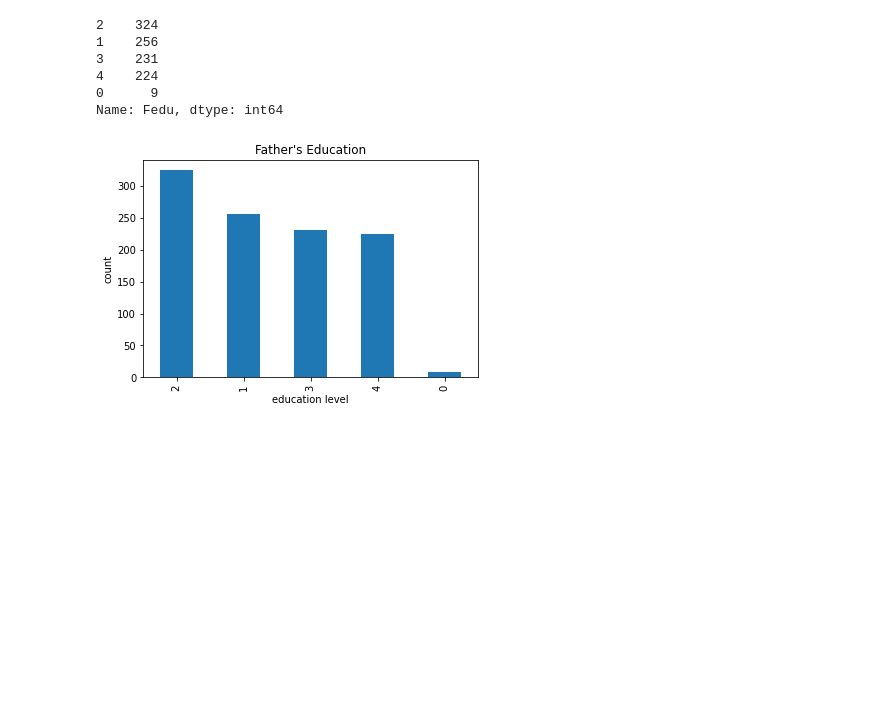
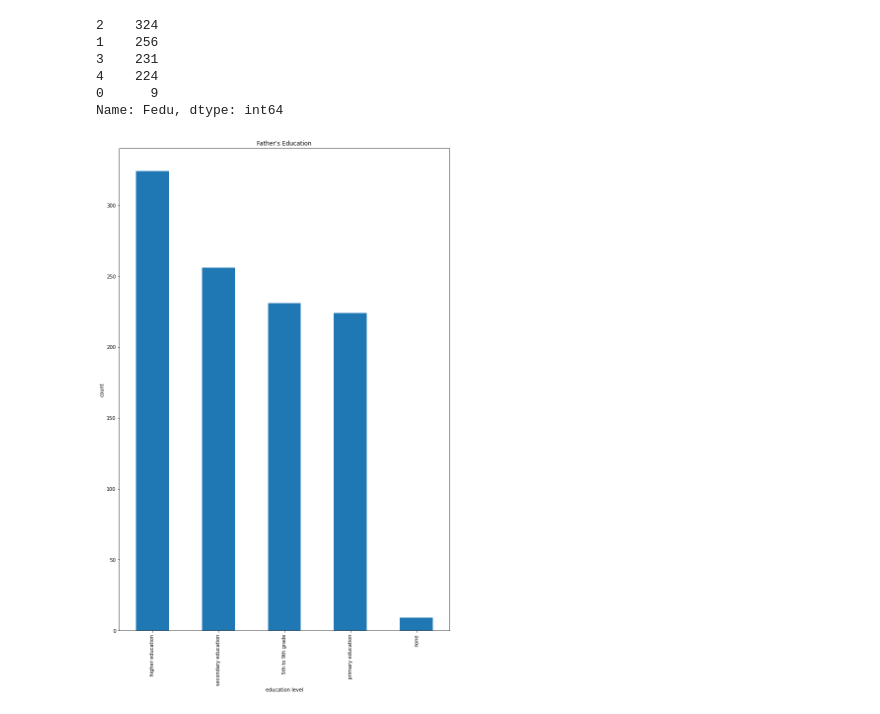
Before and after one commit to TharindaNimnajith/student-performance, a Jupyter notebook: dataset_analysis/column_data_analysis.ipynb, the cells around one changed output. Cells and saved outputs as stored; diff of their text form; code cells hidden in the pictures; blank space fills up the shorter version.

```diff
--- a/dataset_analysis/column_data_analysis.ipynb
+++ b/dataset_analysis/column_data_analysis.ipynb
@@ -222,13 +222,13 @@ df['Fedu'].value_counts()
 0      9
 Name: Fedu, dtype: int64
 # %%
-fig = plt.figure()
-df['Fedu'].value_counts().plot(kind='bar')
+fig = plt.figure(figsize=(12, 18))
+ax = df['Fedu'].value_counts().plot(kind='bar')
 plt.title('Father\'s Education')
 plt.xlabel('education level')
 plt.ylabel('count')
-# fig.set_xticklabels(['higher education', 'secondary education', '5th to 9th grade', 'primary education', 'none'])
+ax.set_xticklabels(['higher education', 'secondary education', '5th to 9th grade', 'primary education', 'none'])
 fig.savefig('plots/fathers_education.png', facecolor='white')
 plt.show()
 # %% [output]
-[figure, old version]
+[figure, new version]
```
Also changed, not shown: parts of 1 cell of this notebook, 2 other files.
